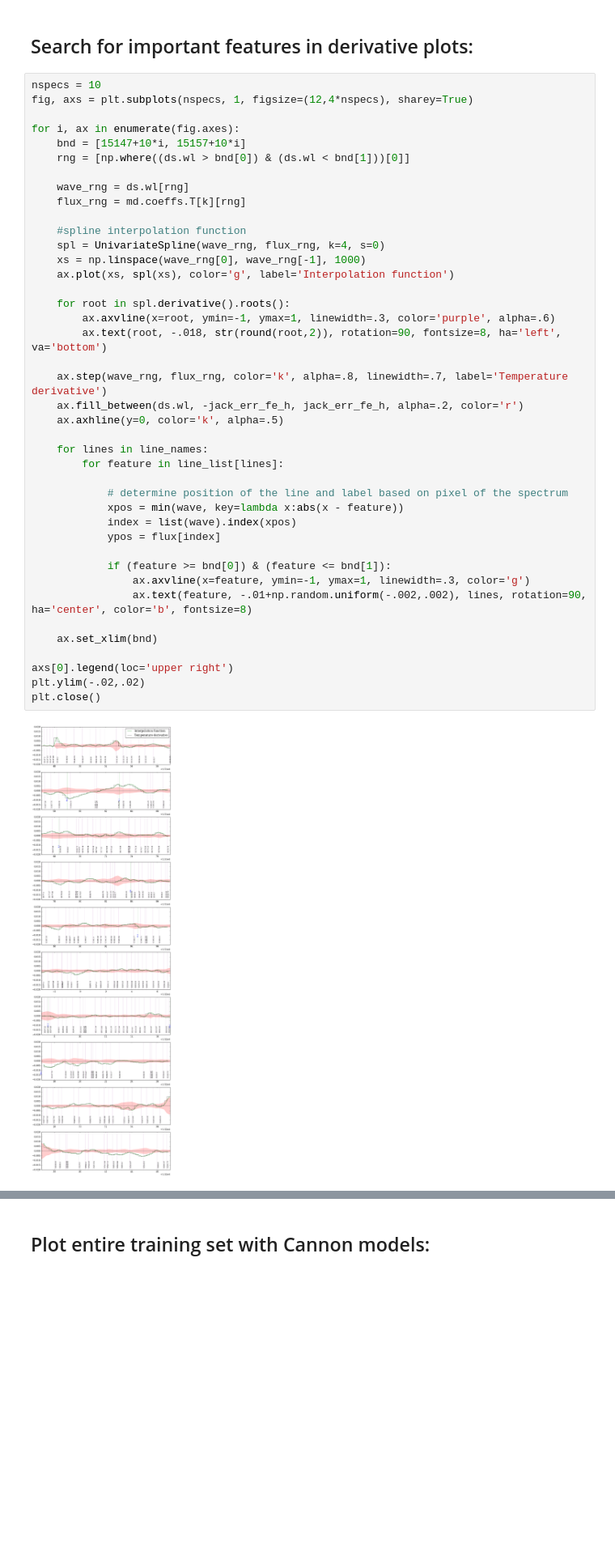
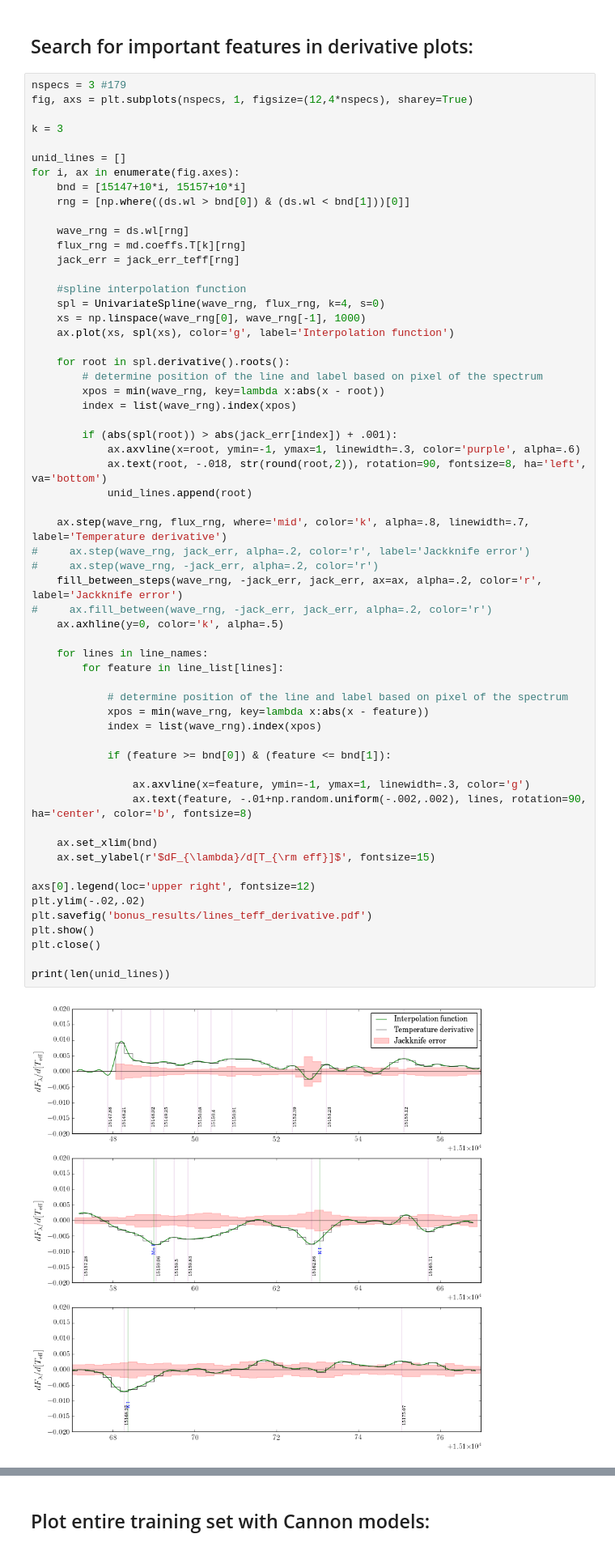
Before and after one commit to jbirky/Mdwarf_project, a Jupyter notebook: cannon_runs/bonus_run_cannon.ipynb, the cells around one changed output, grey strips where cells are left out. Shown at 81% size. Saved outputs shown, nothing was run; the diff lists cells and outputs as text; blank space fills up the shorter version.

Commit message:
add line id code

```diff
--- a/cannon_runs/bonus_run_cannon.ipynb
+++ b/cannon_runs/bonus_run_cannon.ipynb
@@ -452,45 +461,63 @@ plt.show()
 # %% [markdown]
 ## Search for important features in derivative plots:
 # %%
-nspecs = 10
+nspecs = 3 #179
 fig, axs = plt.subplots(nspecs, 1, figsize=(12,4*nspecs), sharey=True)
 
+k = 3
+
+unid_lines = []
 for i, ax in enumerate(fig.axes):
     bnd = [15147+10*i, 15157+10*i]
     rng = [np.where((ds.wl > bnd[0]) & (ds.wl < bnd[1]))[0]]
 
     wave_rng = ds.wl[rng]
     flux_rng = md.coeffs.T[k][rng]
+    jack_err = jack_err_teff[rng]
 
     #spline interpolation function
     spl = UnivariateSpline(wave_rng, flux_rng, k=4, s=0)
     xs = np.linspace(wave_rng[0], wave_rng[-1], 1000)
     ax.plot(xs, spl(xs), color='g', label='Interpolation function')
 
     for root in spl.derivative().roots():
-        ax.axvline(x=root, ymin=-1, ymax=1, linewidth=.3, color='purple', alpha=.6)
-        ax.text(root, -.018, str(round(root,2)), rotation=90, fontsize=8, ha='left', va='bottom')
+        # determine position of the line and label based on pixel of the spectrum
+        xpos = min(wave_rng, key=lambda x:abs(x - root))
+        index = list(wave_rng).index(xpos)
 
-    ax.step(wave_rng, flux_rng, color='k', alpha=.8, linewidth=.7, label='Temperature derivative')
-    ax.fill_between(ds.wl, -jack_err_fe_h, jack_err_fe_h, alpha=.2, color='r')
+        if (abs(spl(root)) > abs(jack_err[index]) + .001):
+            ax.axvline(x=root, ymin=-1, ymax=1, linewidth=.3, color='purple', alpha=.6)
+            ax.text(root, -.018, str(round(root,2)), rotation=90, fontsize=8, ha='left', va='bottom')
+            unid_lines.append(root)
+
+    ax.step(wave_rng, flux_rng, where='mid', color='k', alpha=.8, linewidth=.7, label='Temperature derivative')
+#     ax.step(wave_rng, jack_err, alpha=.2, color='r', label='Jackknife error')
+#     ax.step(wave_rng, -jack_err, alpha=.2, color='r')
+    fill_between_steps(wave_rng, -jack_err, jack_err, ax=ax, alpha=.2, color='r', label='Jackknife error')
+#     ax.fill_between(wave_rng, -jack_err, jack_err, alpha=.2, color='r')
     ax.axhline(y=0, color='k', alpha=.5)
 
     for lines in line_names:
         for feature in line_list[lines]:
 
             # determine position of the line and label based on pixel of the spectrum
-            xpos = min(wave, key=lambda x:abs(x - feature))
-            index = list(wave).index(xpos)
-            ypos = flux[index]
+            xpos = min(wave_rng, key=lambda x:abs(x - feature))
+            index = list(wave_rng).index(xpos)
 
             if (feature >= bnd[0]) & (feature <= bnd[1]):
+
                 ax.axvline(x=feature, ymin=-1, ymax=1, linewidth=.3, color='g')
                 ax.text(feature, -.01+np.random.uniform(-.002,.002), lines, rotation=90, ha='center', color='b', fontsize=8)
 
     ax.set_xlim(bnd)
+    ax.set_ylabel(r'$dF_{\lambda}/d[T_{\rm eff}]$', fontsize=15)
 
-axs[0].legend(loc='upper right')
+axs[0].legend(loc='upper right', fontsize=12)
 plt.ylim(-.02,.02)
+plt.savefig('bonus_results/lines_teff_derivative.pdf')
+plt.show()
 plt.close()
+
+print(len(unid_lines))
 # %% [output]
-[figure, old version]
+[figure, new version]
```
Also changed, not shown: parts of 4 cells of this notebook.
